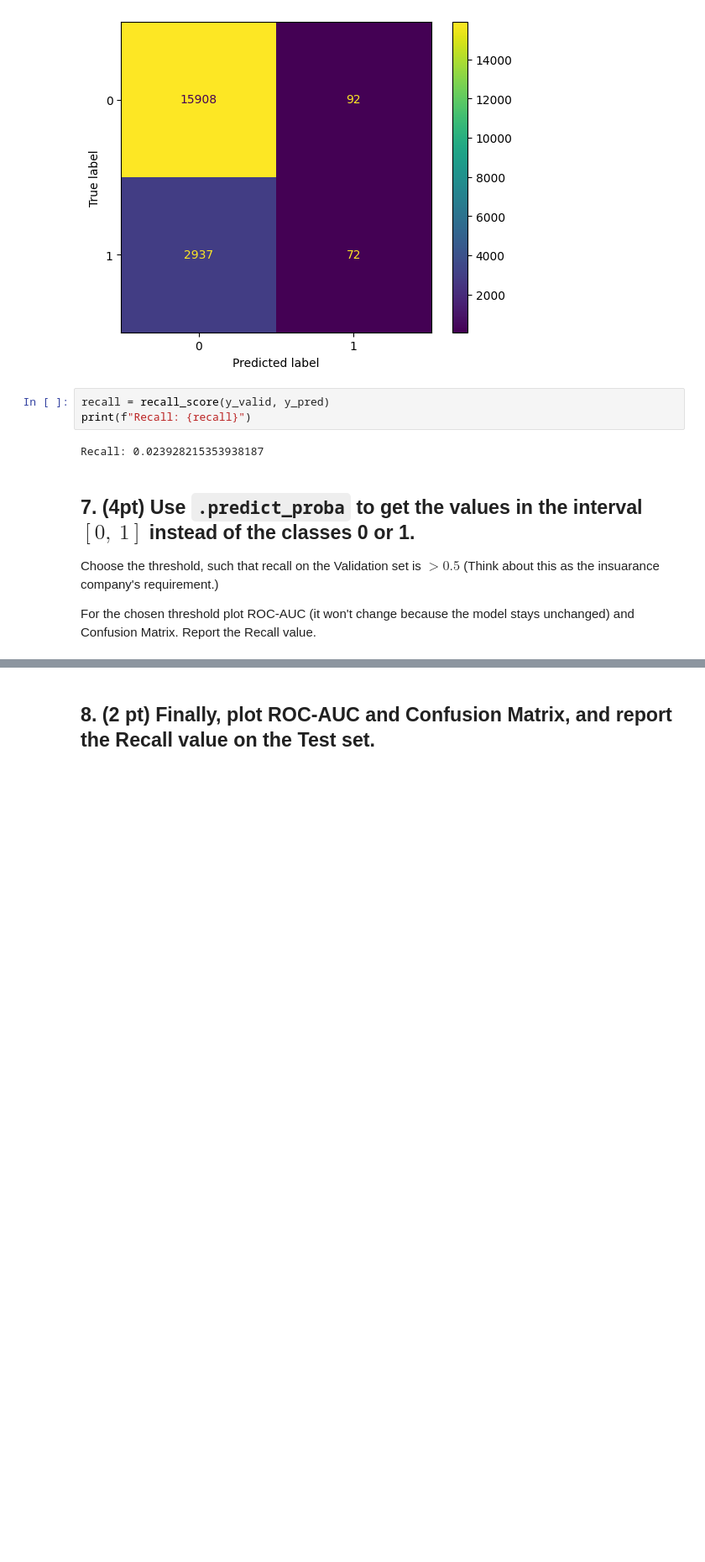
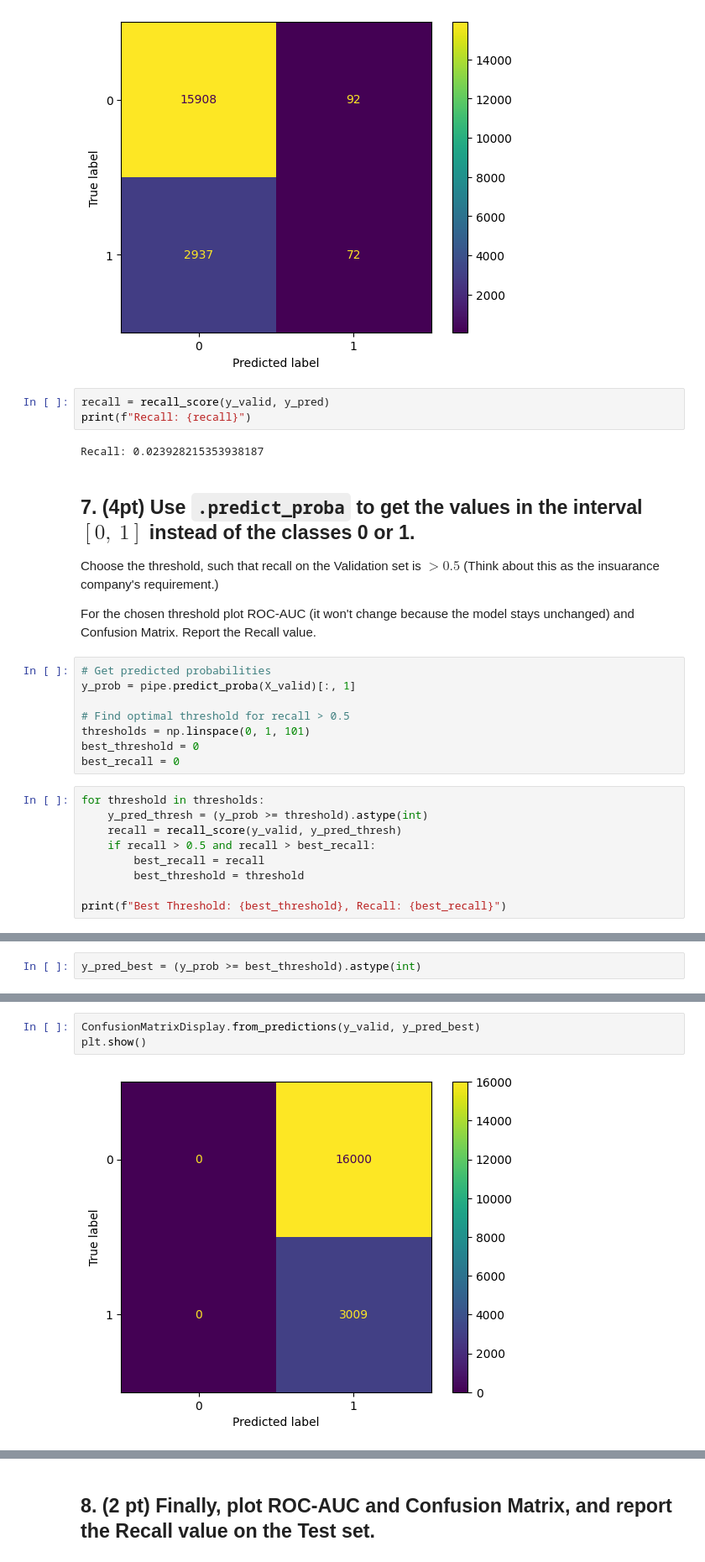
Before and after one commit to ansleyo/RIT_ML, a Jupyter notebook: 2025_spring/Week06_ROC_AUC/HW5.ipynb, the cells around one changed output, grey strips where cells are left out. Shown at 84% size. Cells and saved outputs as stored; diff of their text form; blank space fills up the shorter version.

```diff
--- a/2025_spring/Week06_ROC_AUC/HW5.ipynb
+++ b/2025_spring/Week06_ROC_AUC/HW5.ipynb
@@ -183,3 +183,20 @@ Recall: 0.023928215353938187
 Choose the threshold, such that recall on the Validation set is $>0.5$ (Think about this as the insuarance company's requirement.)
 
 For the chosen threshold plot ROC-AUC (it won't change because the model stays unchanged) and Confusion Matrix. Report the Recall value.
+# %%
+# Get predicted probabilities
+y_prob = pipe.predict_proba(X_valid)[:, 1]
+
+# Find optimal threshold for recall > 0.5
+thresholds = np.linspace(0, 1, 101)
+best_threshold = 0
+best_recall = 0
+# %%
+for threshold in thresholds:
+    y_pred_thresh = (y_prob >= threshold).astype(int)
+    recall = recall_score(y_valid, y_pred_thresh)
+    if recall > 0.5 and recall > best_recall:
+        best_recall = recall
+        best_threshold = threshold
+
+print(f"Best Threshold: {best_threshold}, Recall: {best_recall}")
@@ -185,0 +205,2 @@ For the chosen threshold plot ROC-AUC (it won't change because the model stays u
+# %%
+y_pred_best = (y_prob >= best_threshold).astype(int)
@@ -185,0 +212,5 @@ For the chosen threshold plot ROC-AUC (it won't change because the model stays u
+# %%
+ConfusionMatrixDisplay.from_predictions(y_valid, y_pred_best)
+plt.show()
+# %% [output]
+[figure, added]
```
Also changed, not shown: parts of 7 cells of this notebook.
